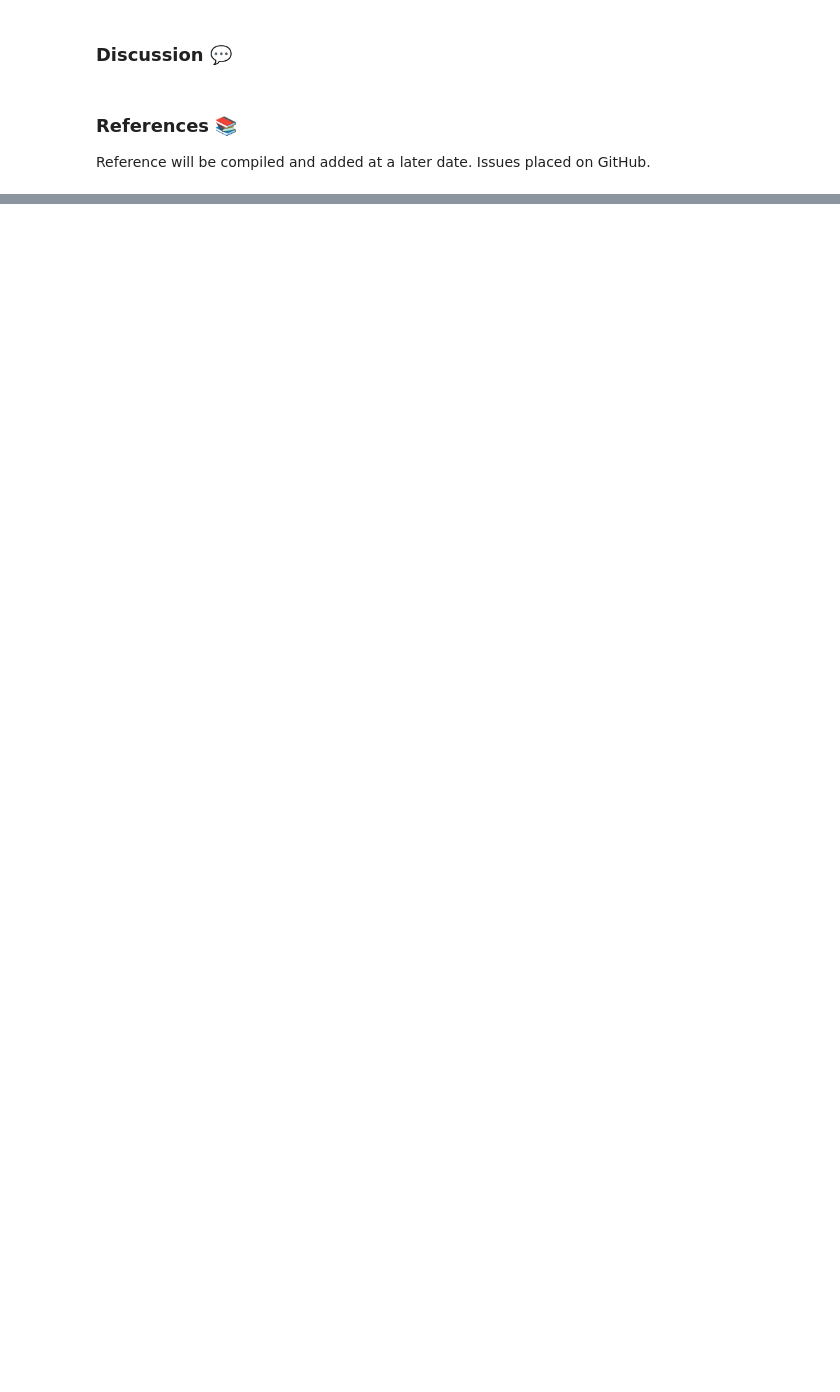
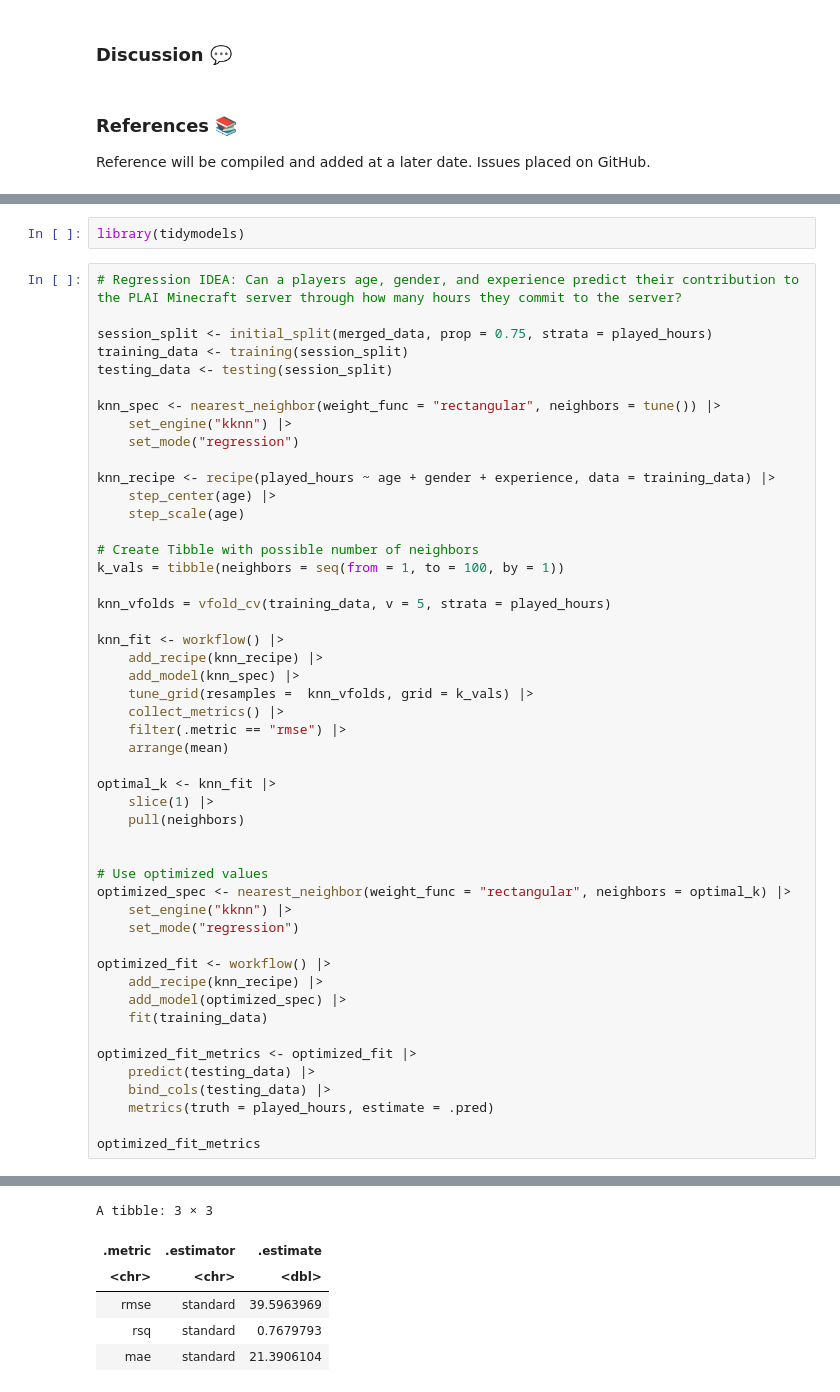
Before and after one commit to liammurray123/DSCI-100-Final-Project, a Jupyter notebook: Analysis.ipynb, the cells around one changed output, grey strips where cells are left out. Drawn from its saved outputs; the diff is of its cells as text; blank space fills up the shorter version.

```diff
--- a/Analysis.ipynb
+++ b/Analysis.ipynb
@@ -366,0 +438,52 @@ plot_x
+# %%
+library(tidymodels)
+# %%
+# Regression IDEA: Can a players age, gender, and experience predict their contribution to the PLAI Minecraft server through how many hours they commit to the server?
+
+session_split <- initial_split(merged_data, prop = 0.75, strata = played_hours)
+training_data <- training(session_split)
+testing_data <- testing(session_split)
+
+knn_spec <- nearest_neighbor(weight_func = "rectangular", neighbors = tune()) |>
+    set_engine("kknn") |>
+    set_mode("regression")
+
+knn_recipe <- recipe(played_hours ~ age + gender + experience, data = training_data) |>
+    step_center(age) |>
+    step_scale(age)
+
+# Create Tibble with possible number of neighbors
+k_vals = tibble(neighbors = seq(from = 1, to = 100, by = 1))
+
+knn_vfolds = vfold_cv(training_data, v = 5, strata = played_hours)
+
+knn_fit <- workflow() |>
+    add_recipe(knn_recipe) |>
+    add_model(knn_spec) |>
+    tune_grid(resamples =  knn_vfolds, grid = k_vals) |>
+    collect_metrics() |>
+    filter(.metric == "rmse") |>
+    arrange(mean)
+
+optimal_k <- knn_fit |>
+    slice(1) |>
+    pull(neighbors)
+
+
+# Use optimized values
+optimized_spec <- nearest_neighbor(weight_func = "rectangular", neighbors = optimal_k) |>
+    set_engine("kknn") |>
+    set_mode("regression")
+
+optimized_fit <- workflow() |>
+    add_recipe(knn_recipe) |>
+    add_model(optimized_spec) |>
+    fit(training_data)
+
+optimized_fit_metrics <- optimized_fit |>
+    predict(testing_data) |>
+    bind_cols(testing_data) |>
+    metrics(truth = played_hours, estimate = .pred)
+
+optimized_fit_metrics
+# %% [output]
@@ -366,0 +508,6 @@ plot_x
+A tibble: 3 × 3
+| .metric | .estimator | .estimate |
+| <chr> | <chr> | <dbl> |
+| rmse | standard | 39.5963969 |
+| rsq | standard | 0.7679793 |
+| mae | standard | 21.3906104 |
```
Also changed, not shown: parts of 17 cells of this notebook.
